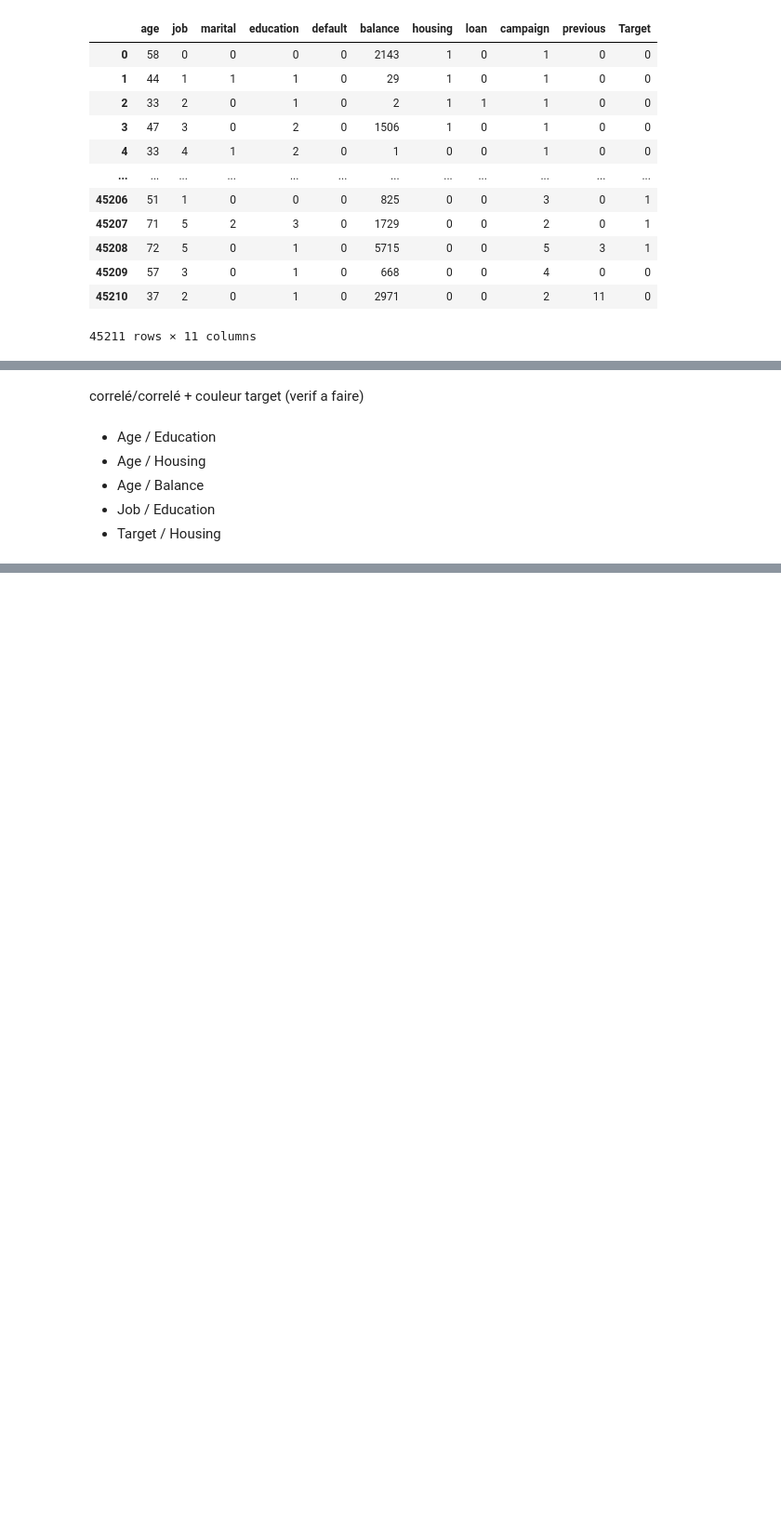
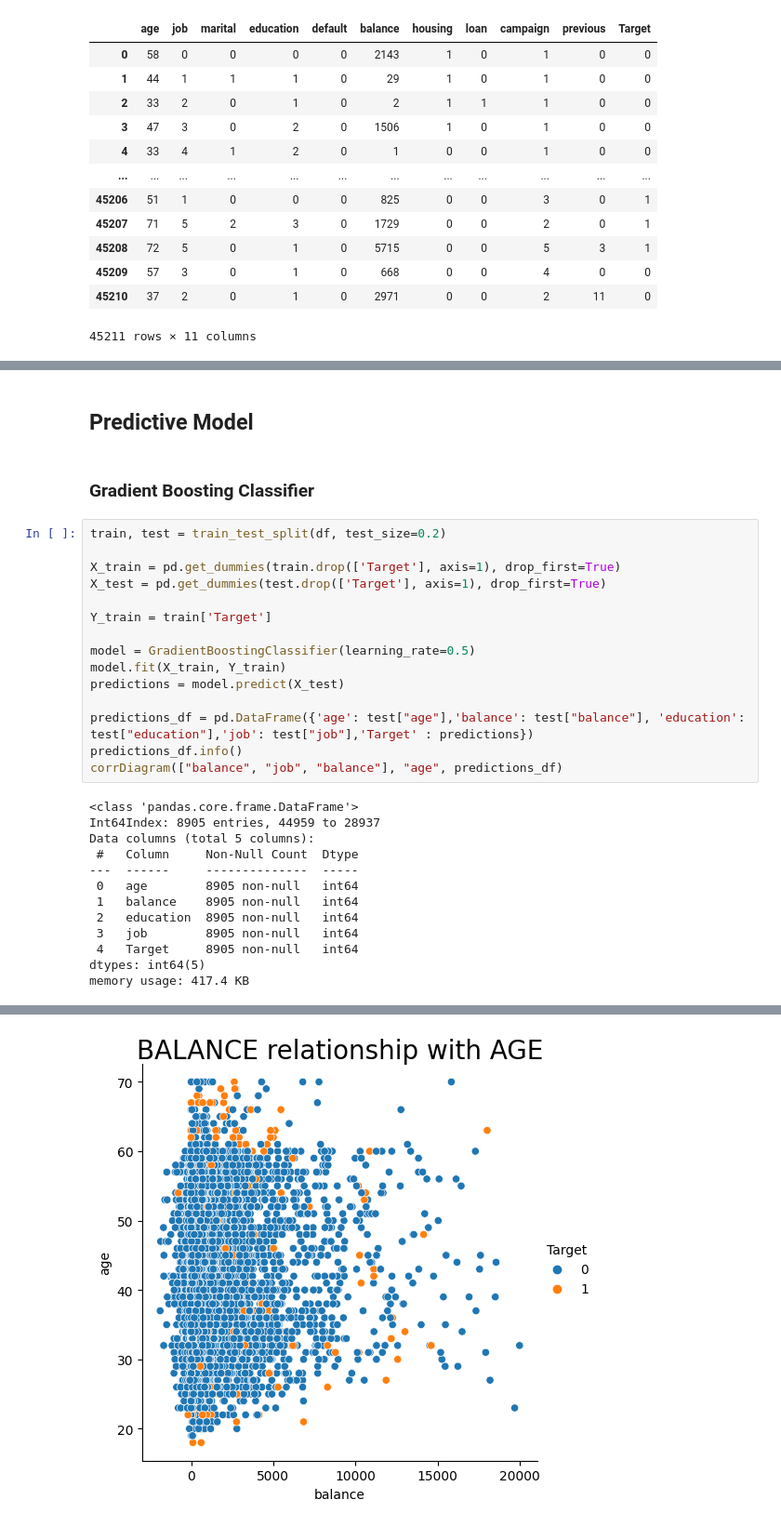
Before and after one commit to FournyP/ai-loans-prediction, a Jupyter notebook: main.ipynb, the cells around one changed output, grey strips where cells are left out. Shown at 93% size. Saved outputs shown, nothing was run; the diff lists cells and outputs as text; blank space fills up the shorter version.

```diff
--- a/main.ipynb
+++ b/main.ipynb
@@ -97,8 +98,32 @@ KeyboardInterrupt:
-# %% [markdown]
-correlé/correlé + couleur target (verif a faire)
-# %% [markdown]
- - Age / Education
- - Age / Housing
- - Age / Balance
- - Job / Education
- - Target / Housing
+# %% [markdown]
+## Predictive Model
+# %% [markdown]
+### Gradient Boosting Classifier
+# %%
+train, test = train_test_split(df, test_size=0.2)
+
+X_train = pd.get_dummies(train.drop(['Target'], axis=1), drop_first=True)
+X_test = pd.get_dummies(test.drop(['Target'], axis=1), drop_first=True)
+
+Y_train = train['Target']
+
+model = GradientBoostingClassifier(learning_rate=0.5)
+model.fit(X_train, Y_train)
+predictions = model.predict(X_test)
+
+predictions_df = pd.DataFrame({'age': test["age"],'balance': test["balance"], 'education': test["education"],'job': test["job"],'Target' : predictions})
+predictions_df.info()
+corrDiagram(["balance", "job", "balance"], "age", predictions_df)
+# %% [output]
+<class 'pandas.core.frame.DataFrame'>
+Int64Index: 8905 entries, 44959 to 28937
+Data columns (total 5 columns):
+ #   Column     Non-Null Count  Dtype
+---  ------     --------------  -----
+ 0   age        8905 non-null   int64
+ 1   balance    8905 non-null   int64
+ 2   education  8905 non-null   int64
+ 3   job        8905 non-null   int64
+ 4   Target     8905 non-null   int64
+dtypes: int64(5)
+memory usage: 417.4 KB
@@ -104,0 +131 @@ correlé/correlé + couleur target (verif a faire)
+[figure, added]
```
Also changed, not shown: parts of 18 cells of this notebook.
